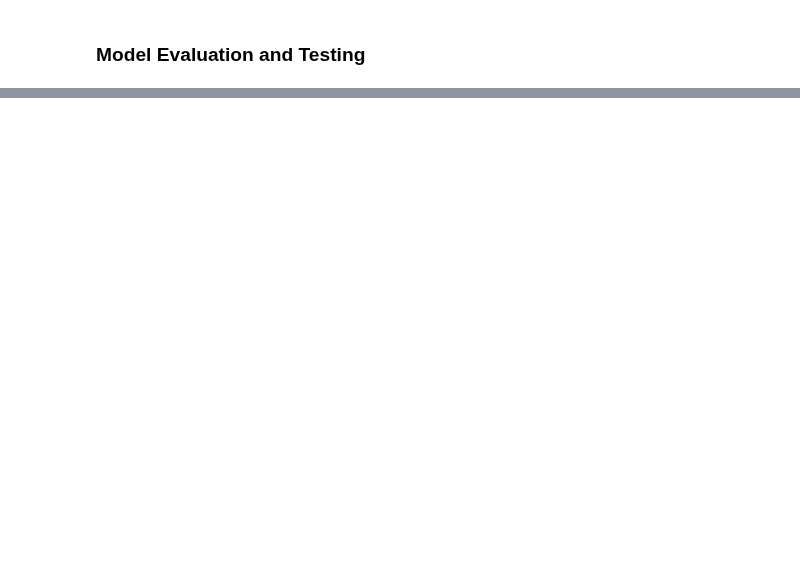
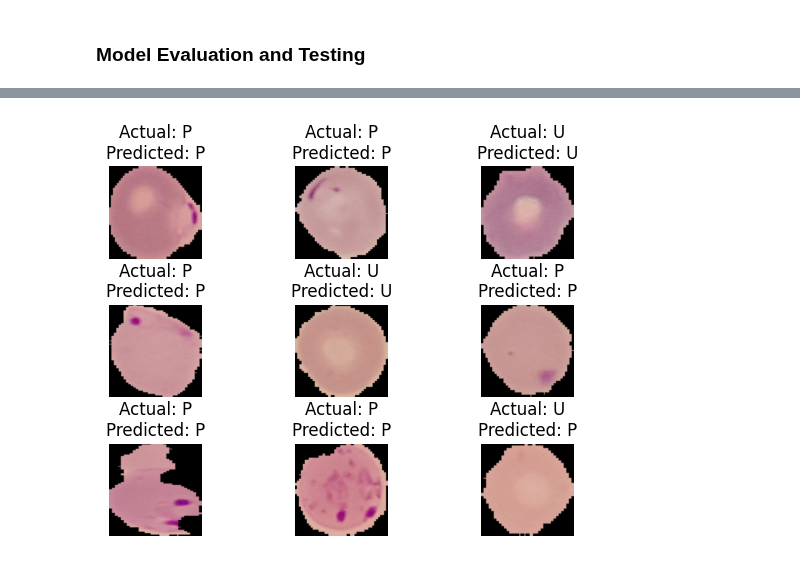
Before and after one commit to ImanNoferesti/TensorFlow_DeepDive, a Jupyter notebook: Malaria_Diagnosis_Neural_Networks.ipynb, the cells around one changed output, grey strips where cells are left out. Cells and saved outputs as stored; diff of their text form; code cells hidden in the pictures; blank space fills up the shorter version.

```diff
--- a/Malaria_Diagnosis_Neural_Networks.ipynb
+++ b/Malaria_Diagnosis_Neural_Networks.ipynb
@@ -495,9 +559,10 @@ parasite_or_not(lenet_model.predict(test_dataset.take(1))[0][0])
 # %%
 for i, (image, label) in enumerate(test_dataset.take(9)):
-  ax = plot.subplot(3,3,i+1)
+  ax = plt.subplot(3,3,i+1)
   plt.imshow(image[0])
   plt.title("Actual: " + str(parasite_or_not(label.numpy()[0])) + "\n" + "Predicted: " + str(parasite_or_not(lenet_model.predict(image)[0][0])))
   plt.axis('off')
 
 # Adjust the spacing between subplots
 plt.subplots_adjust(wspace=0.5, hspace=0.5)
+# %% [output]
@@ -503,0 +578 @@ plt.subplots_adjust(wspace=0.5, hspace=0.5)
+[figure, added]
```
Also changed, not shown: parts of 21 cells of this notebook.
